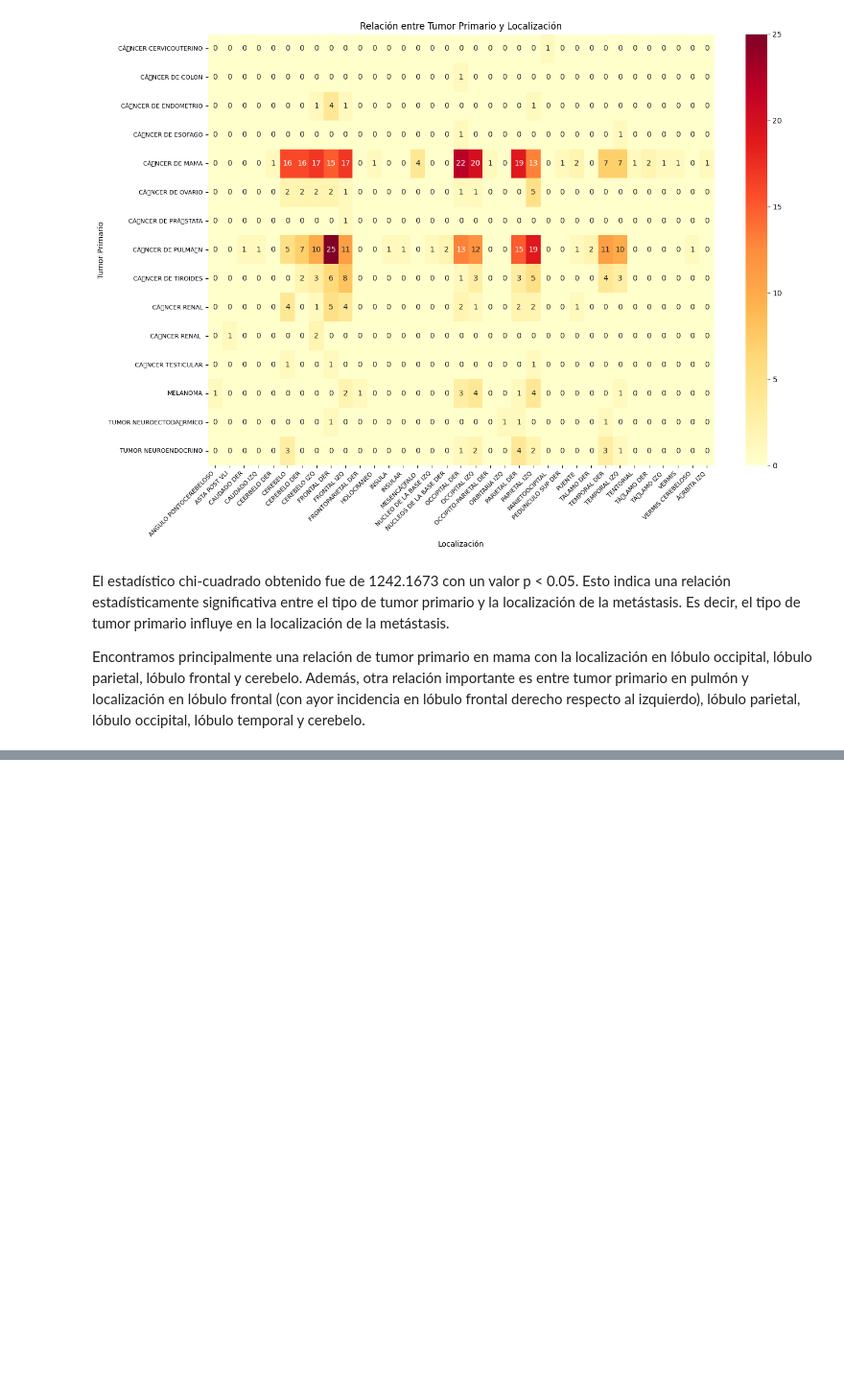
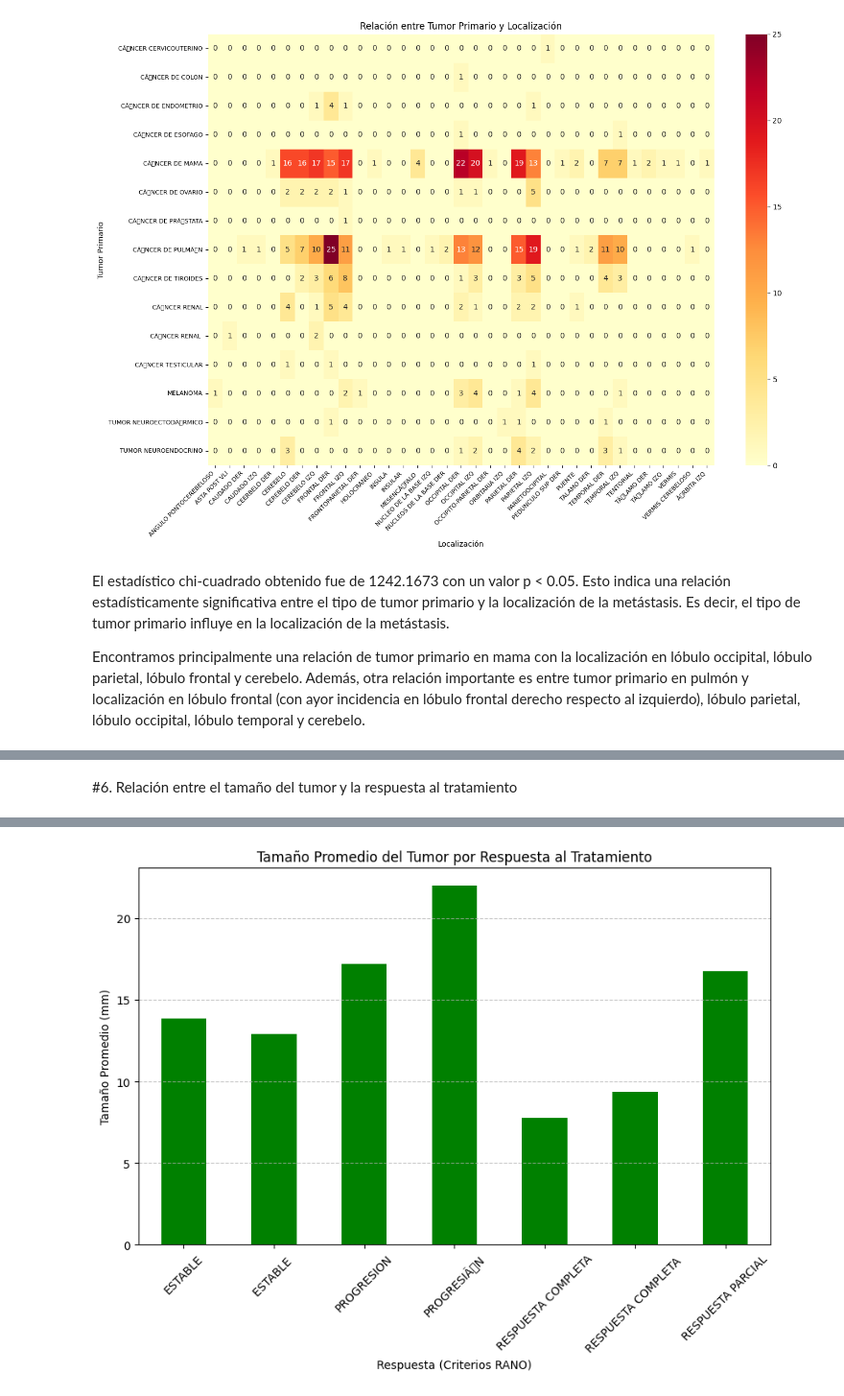
Before and after one commit to AngelTroncoso/TratamientoOncologico, a Jupyter notebook: Angel.ipynb, the cells around one changed output, grey strips where cells are left out. Shown at 96% size. Drawn from its saved outputs; the diff is of its cells as text; code cells hidden in the pictures; blank space fills up the shorter version.

```diff
--- a/Angel.ipynb
+++ b/Angel.ipynb
@@ -316,0 +482,22 @@ Además, otra relación importante es entre tumor primario en pulmón y localiza
+# %% [markdown]
+#6. Relación entre el tamaño del tumor y la respuesta al tratamiento
+# %%
+# Agrupar por respuesta y calcular estadísticas del tamaño
+tamaño_por_respuesta = df.groupby('RESPUESTA (CRITERIOS RANO)')['TAMAÃ\x91O (mm)'].describe()
+
+# Mostrar la tabla
+print("Estadísticas del Tamaño del Tumor por Respuesta:")
+print(tamaño_por_respuesta)
+
+# Graficar el tamaño promedio por respuesta
+promedio_tamaño_respuesta = df.groupby('RESPUESTA (CRITERIOS RANO)')['TAMAÃ\x91O (mm)'].mean()
+
+plt.figure(figsize=(10, 6))
+promedio_tamaño_respuesta.plot(kind='bar', color='green')
+plt.title('Tamaño Promedio del Tumor por Respuesta al Tratamiento')
+plt.xlabel('Respuesta (Criterios RANO)')
+plt.ylabel('Tamaño Promedio (mm)')
+plt.xticks(rotation=45)
+plt.grid(axis='y', linestyle='--', alpha=0.7)
+plt.show()
+# %% [output]
@@ -316,0 +524 @@ Además, otra relación importante es entre tumor primario en pulmón y localiza
+[figure, added]
```
Also changed, not shown: parts of 11 cells of this notebook.
